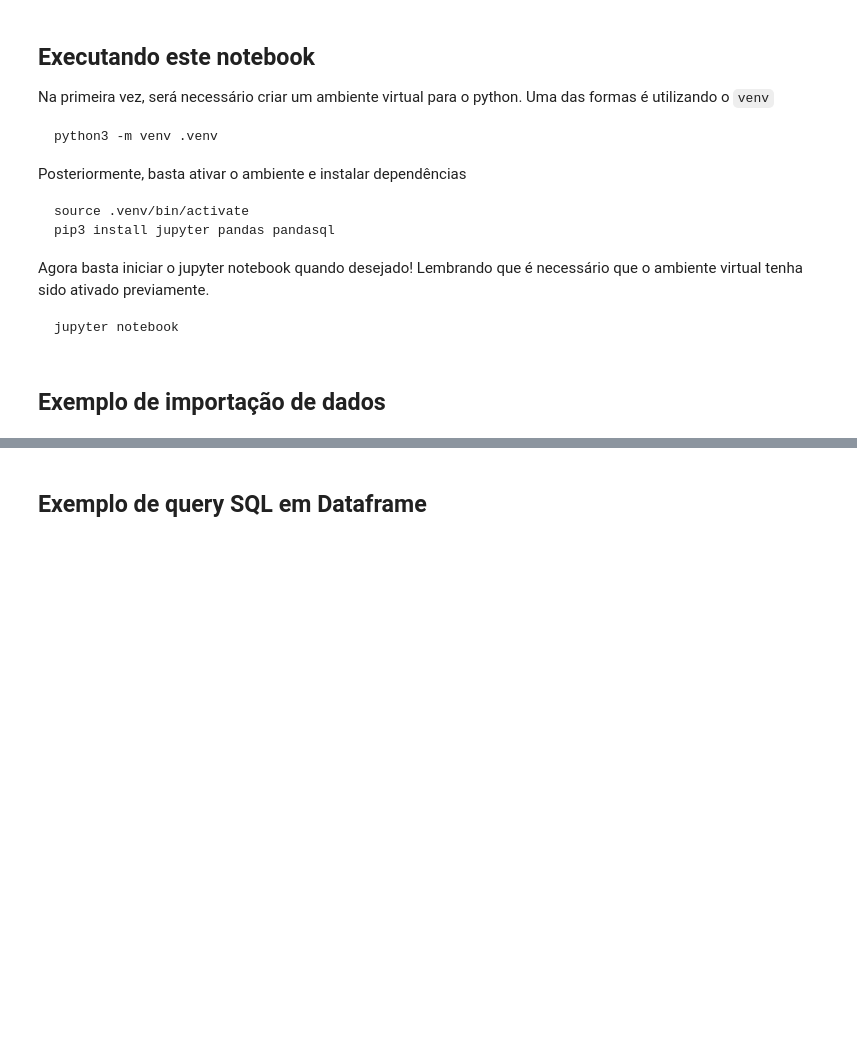
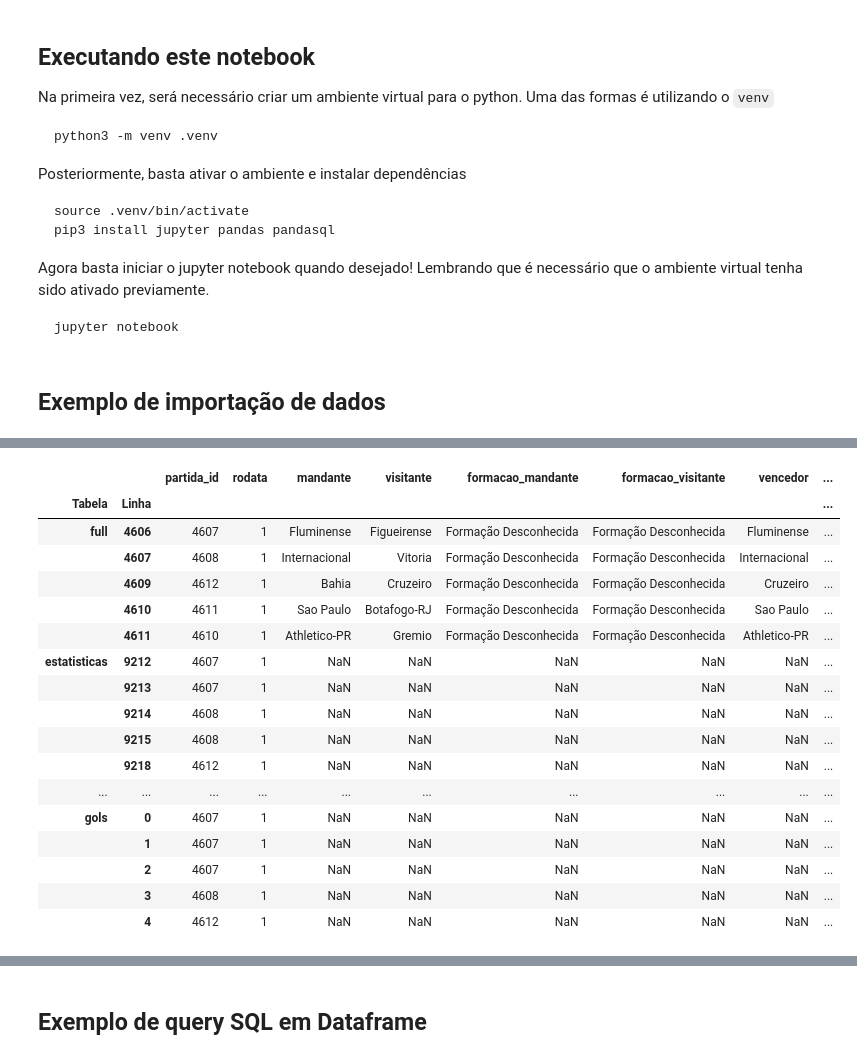
Before and after one commit to ailujana/desafio-data-analysis, a Jupyter notebook: example.ipynb, the cells around one changed output, grey strips where cells are left out. Cells and saved outputs as stored; diff of their text form; code cells hidden in the pictures; blank space fills up the shorter version.

```diff
--- a/example.ipynb
+++ b/example.ipynb
@@ -22,7 +22,7 @@ jupyter notebook
 # %% [markdown]
 ## Exemplo de importação de dados
 # %%
-dataset_path = '../Brasileirao_Dataset'
+dataset_path = './Brasileirao_Dataset'
 # %%
 import pandas as pd
 
@@ -40,3 +137,0 @@ df_est.info()
-# %%
-df_full['data'] = pd.to_datetime(df_full['data'], format='%d/%m/%Y', errors='coerce')
-df_full['hora'] = pd.to_datetime(df_full['hora'], format='%H:%M', errors='coerce').dt.time
@@ -42,0 +187,15 @@ df_full['hora'] = pd.to_datetime(df_full['hora'], format='%H:%M', errors='coerce
+# %%
+df_full_filtrado = df_full[df_full["partida_id"].isin(ids_comuns)].copy()
+df_estatisticas_filtrado = df_est[df_est["partida_id"].isin(ids_comuns)].copy()
+df_cartoes_filtrado = df_cartoes[df_cartoes["partida_id"].isin(ids_comuns)].copy()
+df_gols_filtrado = df_gols[df_gols["partida_id"].isin(ids_comuns)].copy()
+
+pd.DataFrame({
+    "Base": ["full_filtrado", "estatisticas_filtrado", "cartoes_filtrado", "gols_filtrado"],
+    "Registros": [
+        len(df_full_filtrado),
+        len(df_estatisticas_filtrado),
+        len(df_cartoes_filtrado),
+        len(df_gols_filtrado)
+    ]
+})
@@ -42,0 +329,72 @@ df_full['hora'] = pd.to_datetime(df_full['hora'], format='%H:%M', errors='coerce
+# %%
+# Remover colunas pouco relevantes da tabela full
+colunas_irrelevantes_full = [
+    "arena",            # nome do estádio
+    "data",             # data da partida (não utilizada nas análises solicitadas)
+    "hora",             # horário da partida
+    "tecnico_mandante", # nome do técnico do mandante
+    "tecnico_visitante",# nome do técnico do visitante
+    "mandante_Estado",  # estado do time mandante
+    "visitante_Estado"  # estado do time visitante
+]
+
+df_full_filtrado.drop(
+    columns=[col for col in colunas_irrelevantes_full if col in df_full_filtrado.columns],
+    inplace=True
+)
+
+# Remover colunas específicas e de granularidade alta da tabela de cartões
+colunas_irrelevantes_cartoes = ["num_camisa", "minuto"]
+
+df_cartoes_filtrado.drop(
+    columns=[col for col in colunas_irrelevantes_cartoes if col in df_cartoes_filtrado.columns],
+    inplace=True
+)
+
+# Remover minutagem da tabela de gols (não solicitada para análise)
+colunas_irrelevantes_gols = ["minuto"]
+
+df_gols_filtrado.drop(
+    columns=[col for col in colunas_irrelevantes_gols if col in df_gols_filtrado.columns],
+    inplace=True
+)
+
+# Remover colunas inúteis da tabela de estatísticas full
+colunas_irrelevantes_estatisticas = [
+    "chutes",
+    "precisao_passes",
+]
+
+df_estatisticas_filtrado.drop(
+    columns=[col for col in colunas_irrelevantes_estatisticas if col in df_estatisticas_filtrado.columns],
+    inplace=True
+)
+
+# Visualizar as primeiras linhas das tabelas tratadas
+amostras_pos_limpeza = {
+    "full": df_full_filtrado.head(5),
+    "estatisticas": df_estatisticas_filtrado.head(5),
+    "cartoes": df_cartoes_filtrado.head(5),
+    "gols": df_gols_filtrado.head(5)
+}
+
+pd.concat(amostras_pos_limpeza, axis=0, names=["Tabela", "Linha"])
+# %% [output]
+|  |  | partida_id | rodata | mandante | visitante | formacao_mandante | formacao_visitante | vencedor | ... |
+| Tabela | Linha |  |  |  |  |  |  |  | ... |
+| full | 4606 | 4607 | 1 | Fluminense | Figueirense | Formação Desconhecida | Formação Desconhecida | Fluminense | ... |
+|  | 4607 | 4608 | 1 | Internacional | Vitoria | Formação Desconhecida | Formação Desconhecida | Internacional | ... |
+|  | 4609 | 4612 | 1 | Bahia | Cruzeiro | Formação Desconhecida | Formação Desconhecida | Cruzeiro | ... |
+|  | 4610 | 4611 | 1 | Sao Paulo | Botafogo-RJ | Formação Desconhecida | Formação Desconhecida | Sao Paulo | ... |
+|  | 4611 | 4610 | 1 | Athletico-PR | Gremio | Formação Desconhecida | Formação Desconhecida | Athletico-PR | ... |
+| estatisticas | 9212 | 4607 | 1 | NaN | NaN | NaN | NaN | NaN | ... |
+|  | 9213 | 4607 | 1 | NaN | NaN | NaN | NaN | NaN | ... |
+|  | 9214 | 4608 | 1 | NaN | NaN | NaN | NaN | NaN | ... |
+|  | 9215 | 4608 | 1 | NaN | NaN | NaN | NaN | NaN | ... |
+|  | 9218 | 4612 | 1 | NaN | NaN | NaN | NaN | NaN | ... |
+| ... | ... | ... | ... | ... | ... | ... | ... | ... | ... |
+| gols | 0 | 4607 | 1 | NaN | NaN | NaN | NaN | NaN | ... |
+|  | 1 | 4607 | 1 | NaN | NaN | NaN | NaN | NaN | ... |
+|  | 2 | 4607 | 1 | NaN | NaN | NaN | NaN | NaN | ... |
+|  | 3 | 4608 | 1 | NaN | NaN | NaN | NaN | NaN | ... |
+|  | 4 | 4612 | 1 | NaN | NaN | NaN | NaN | NaN | ... |
```
Also changed, not shown: parts of 14 cells of this notebook, 1 other file.
